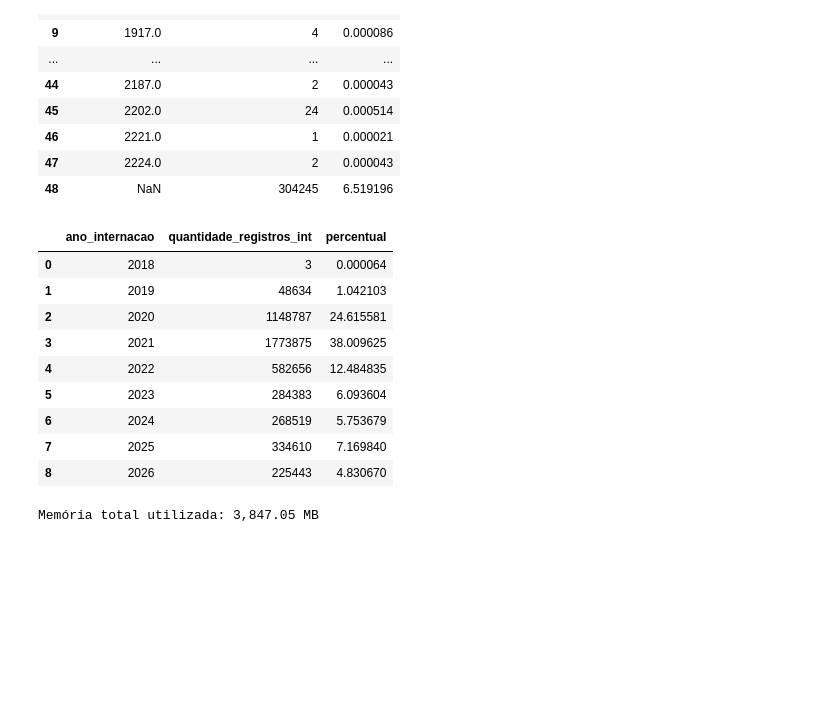
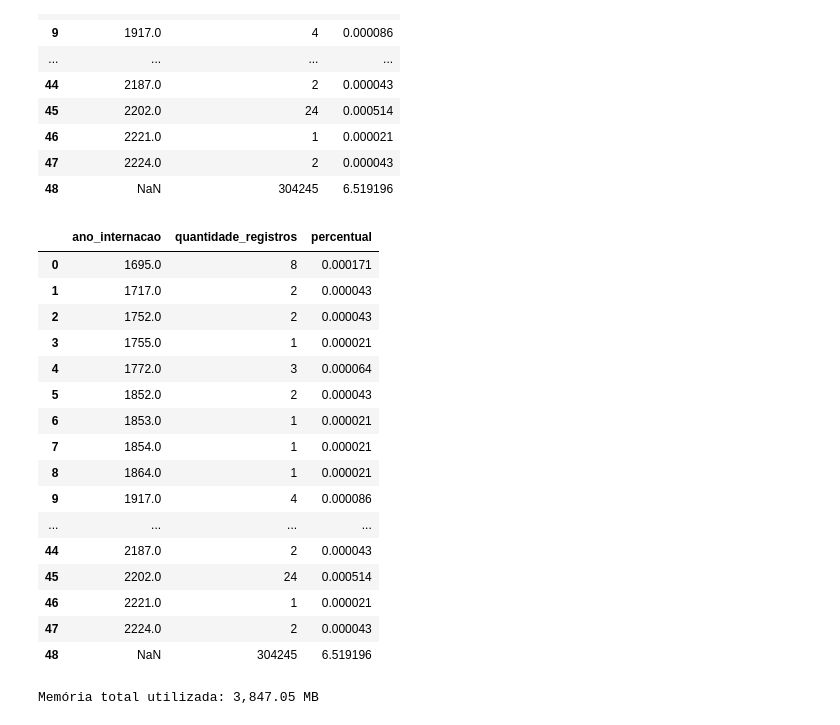
Before and after one commit to Ivan-S-Oliveira/Projeto_Integrador, a Jupyter notebook: notebooks/02_eda/01_eda_primeira_passagem.ipynb, the cells around one changed output. Saved outputs shown, nothing was run; the diff lists cells and outputs as text; code cells hidden in the pictures; blank space fills up the shorter version.

```diff
--- a/notebooks/02_eda/01_eda_primeira_passagem.ipynb
+++ b/notebooks/02_eda/01_eda_primeira_passagem.ipynb
@@ -663,44 +663,45 @@ display(volume_por_ano_int)
 | 47 | 2224.0 | 2 | 0.000043 |
 | 48 | NaN | 304245 | 6.519196 |
 # %%
-if "dt_interna" not in datas_convertidas.columns:
-    raise KeyError(
-        "A coluna dt_notific não está disponível "
-        "para avaliar o período temporal."
-    )
-
 ano_internacao = (
-    datas_convertidas["dt_notific"]
+    datas_convertidas["dt_interna"]
     .dt.year
-    .rename("ano_notificacao")
+    .rename("ano_internacao")
 )
 
-volume_por_ano_int = (
+volume_por_ano_internacao = (
     ano_internacao
     .value_counts(dropna=False)
     .sort_index()
     .rename_axis("ano_internacao")
-    .reset_index(name="quantidade_registros_int")
+    .reset_index(name="quantidade_registros")
 )
 
-volume_por_ano_int["percentual"] = (
-    volume_por_ano_int["quantidade_registros_int"]
+volume_por_ano_internacao["percentual"] = (
+    volume_por_ano_internacao["quantidade_registros"]
     / len(df)
     * 100
 )
 
-display(volume_por_ano_int)
+display(volume_por_ano_internacao)
 # %% [output]
-|  | ano_internacao | quantidade_registros_int | percentual |
-| 0 | 2018 | 3 | 0.000064 |
-| 1 | 2019 | 48634 | 1.042103 |
-| 2 | 2020 | 1148787 | 24.615581 |
-| 3 | 2021 | 1773875 | 38.009625 |
-| 4 | 2022 | 582656 | 12.484835 |
-| 5 | 2023 | 284383 | 6.093604 |
-| 6 | 2024 | 268519 | 5.753679 |
-| 7 | 2025 | 334610 | 7.169840 |
-| 8 | 2026 | 225443 | 4.830670 |
+|  | ano_internacao | quantidade_registros | percentual |
+| 0 | 1695.0 | 8 | 0.000171 |
+| 1 | 1717.0 | 2 | 0.000043 |
+| 2 | 1752.0 | 2 | 0.000043 |
+| 3 | 1755.0 | 1 | 0.000021 |
+| 4 | 1772.0 | 3 | 0.000064 |
+| 5 | 1852.0 | 2 | 0.000043 |
+| 6 | 1853.0 | 1 | 0.000021 |
+| 7 | 1854.0 | 1 | 0.000021 |
+| 8 | 1864.0 | 1 | 0.000021 |
+| 9 | 1917.0 | 4 | 0.000086 |
+| ... | ... | ... | ... |
+| 44 | 2187.0 | 2 | 0.000043 |
+| 45 | 2202.0 | 24 | 0.000514 |
+| 46 | 2221.0 | 1 | 0.000021 |
+| 47 | 2224.0 | 2 | 0.000043 |
+| 48 | NaN | 304245 | 6.519196 |
 # %%
 memoria_mb = (
     df.memory_usage(deep=True).sum()
```
Also changed, not shown: parts of 18 cells of this notebook.
